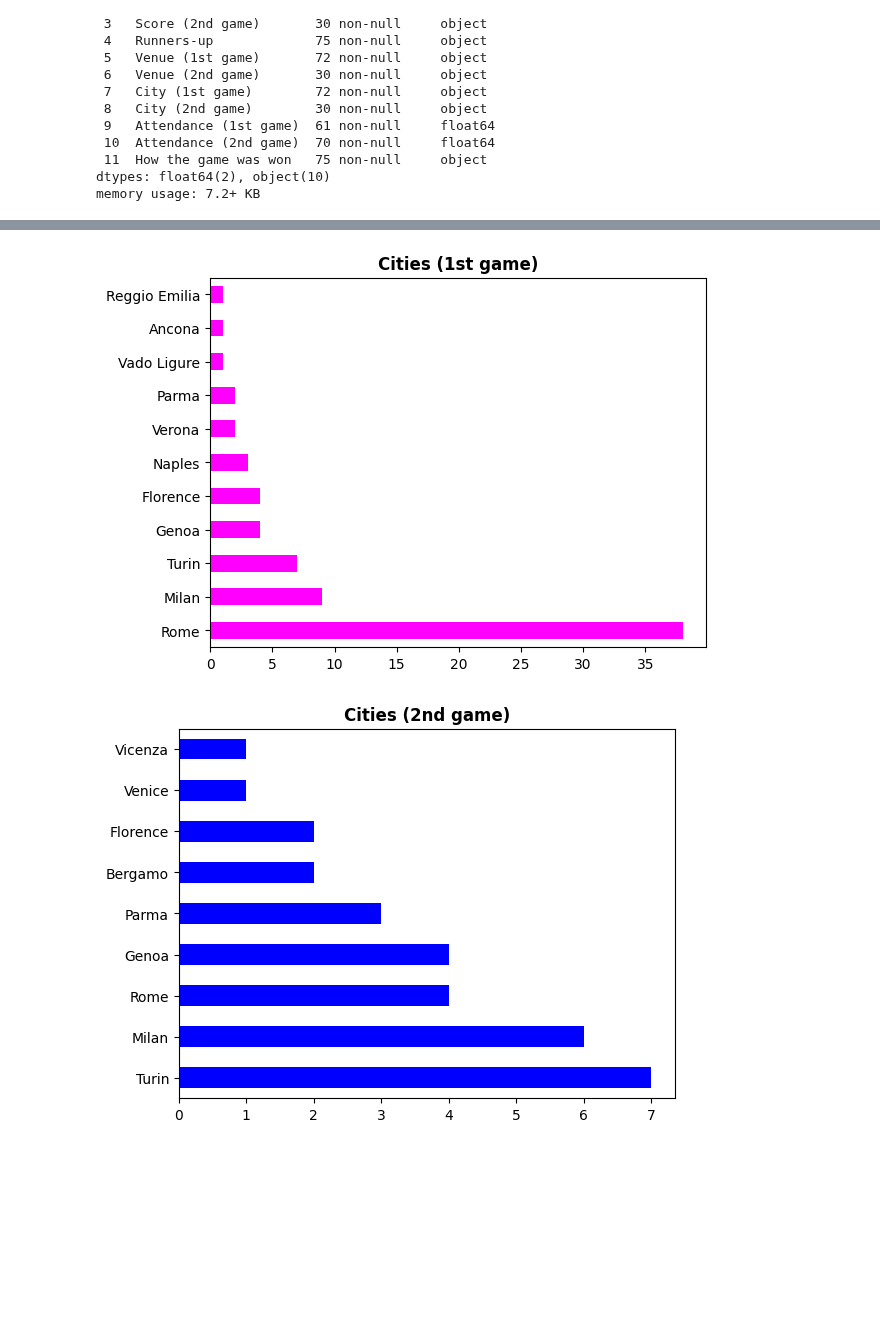
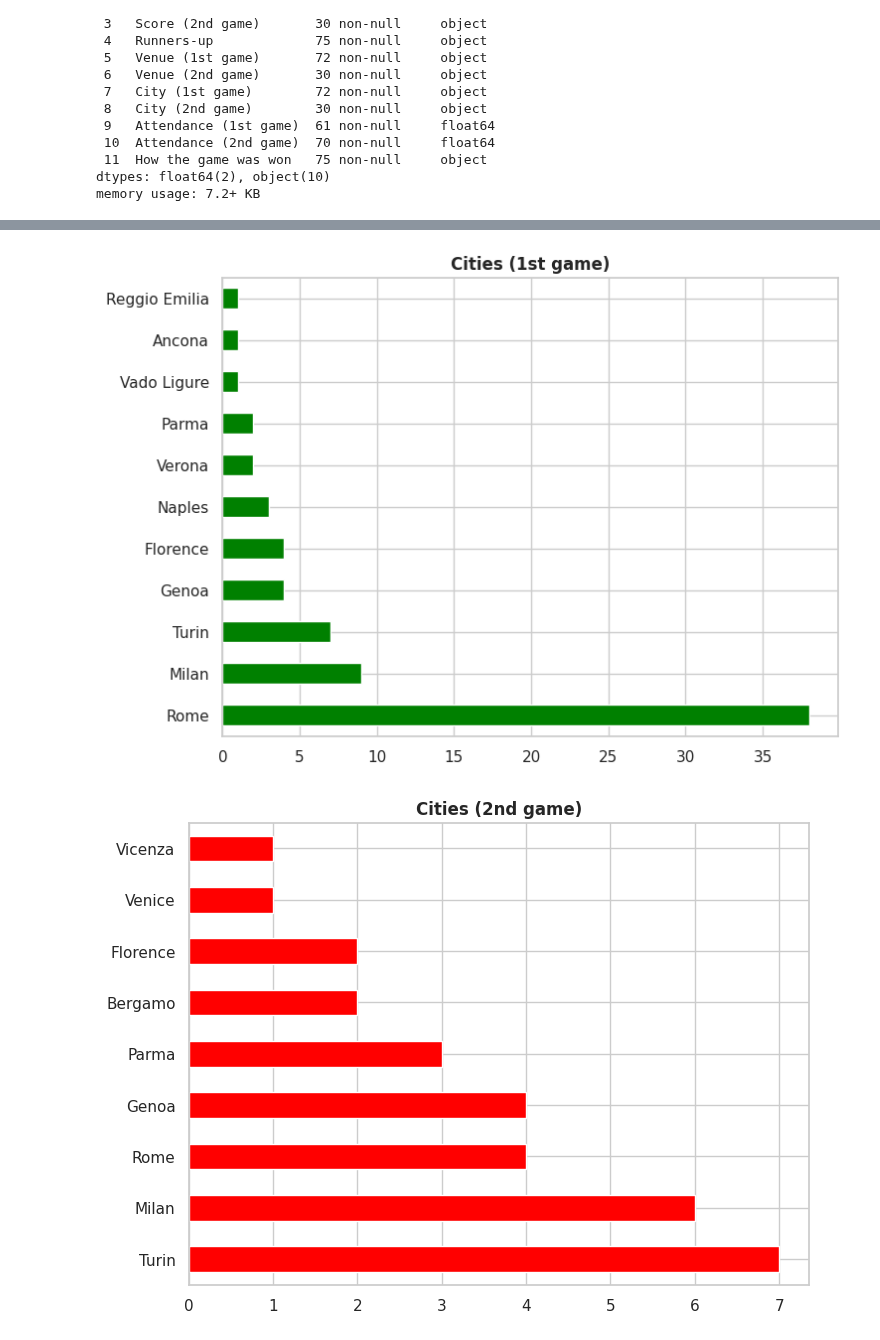
Before and after one commit to guilhermelaviola/SoccerCompetitionsStudy, a Jupyter notebook: CoppaItaliaStudy.ipynb, the cells around one changed output, grey strips where cells are left out. Cells and saved outputs as stored; diff of their text form; code cells hidden in the pictures; blank space fills up the shorter version.

```diff
--- a/CoppaItaliaStudy.ipynb
+++ b/CoppaItaliaStudy.ipynb
@@ -6,8 +6,8 @@ import numpy as np
 import pandas as pd
 import seaborn as sns
 import matplotlib.pyplot as plt
-from matplotlib.animation import FuncAnimation, FFMpegWriter
-import seaborn as sns
+sns.set(style = 'whitegrid')
+plt.style.use('seaborn-pastel')
 # %%
 # Importing the dataset:
 italian_football = pd.ExcelFile('Italian Football.xlsx')
@@ -89,20 +85,18 @@ plt.show()
 # %%
 # Displaying the cities where the 1st games took place in:
-ci.groupby('Season').first()['City (1st game)'].value_counts().plot(kind = 'barh',
-                                                                    color = 'magenta')
+ci['City (1st game)'].value_counts().plot(kind = 'barh', color = 'green', figsize = (8, 6))
 plt.ylabel(None)
 plt.title('Cities (1st game)', fontweight = 'bold')
 plt.show()
 # %% [output]
-[figure, old version]
+[figure, new version]
 # %%
 # Displaying the cities where the 2nd games took place in:
-ci.groupby('Season').first()['City (2nd game)'].value_counts().plot(kind = 'barh',
-                                                                    color = 'blue')
+ci['City (2nd game)'].value_counts().plot(kind = 'barh', color = 'red', figsize = (8, 6))
 plt.ylabel(None)
 plt.title('Cities (2nd game)', fontweight = 'bold')
 plt.show()
 # %% [output]
-[figure, old version]
+[figure, new version]
 # %%
 # Displaying the attendances of the 1st and 2nd leg matches by season:
```
Also changed, not shown: parts of 6 cells of this notebook.
